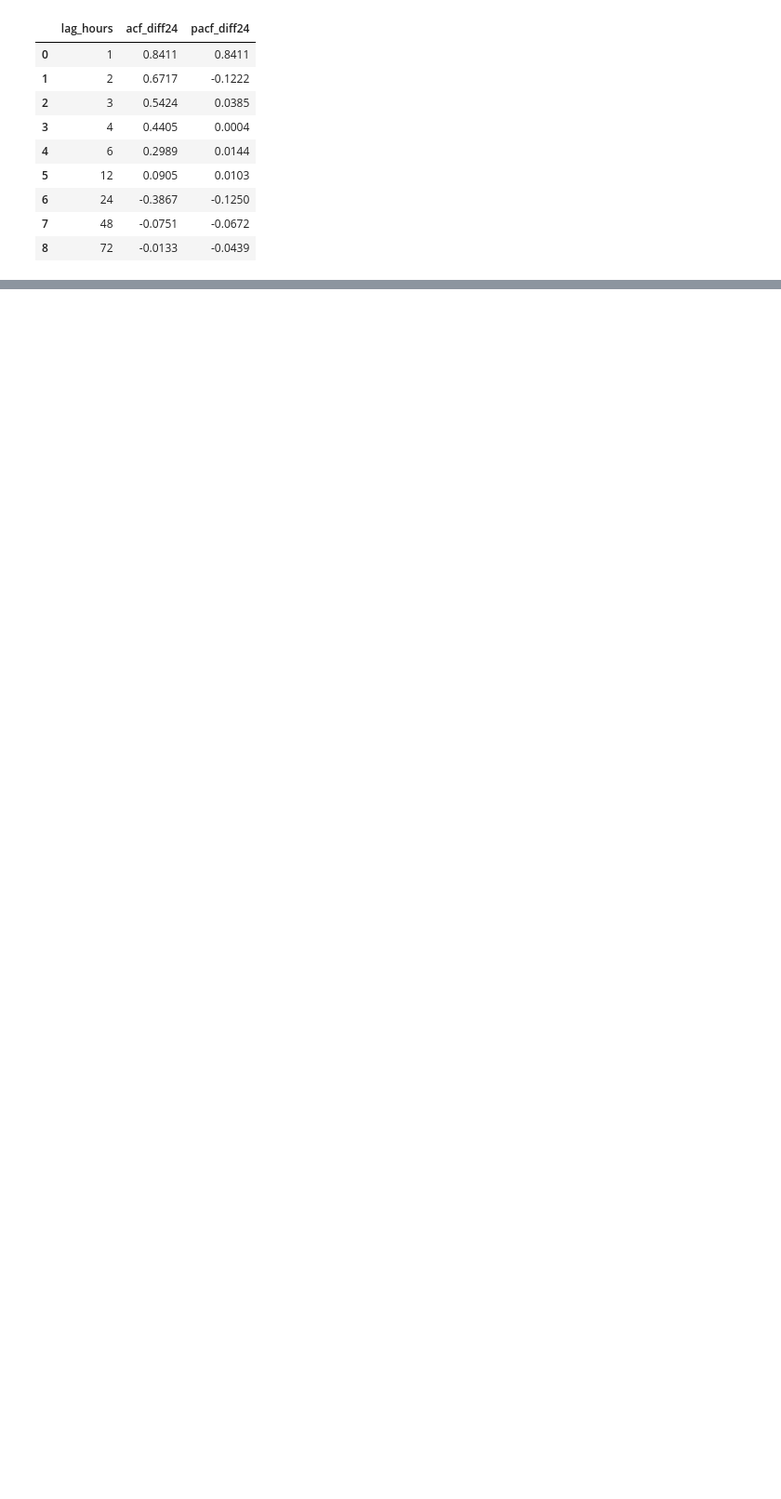
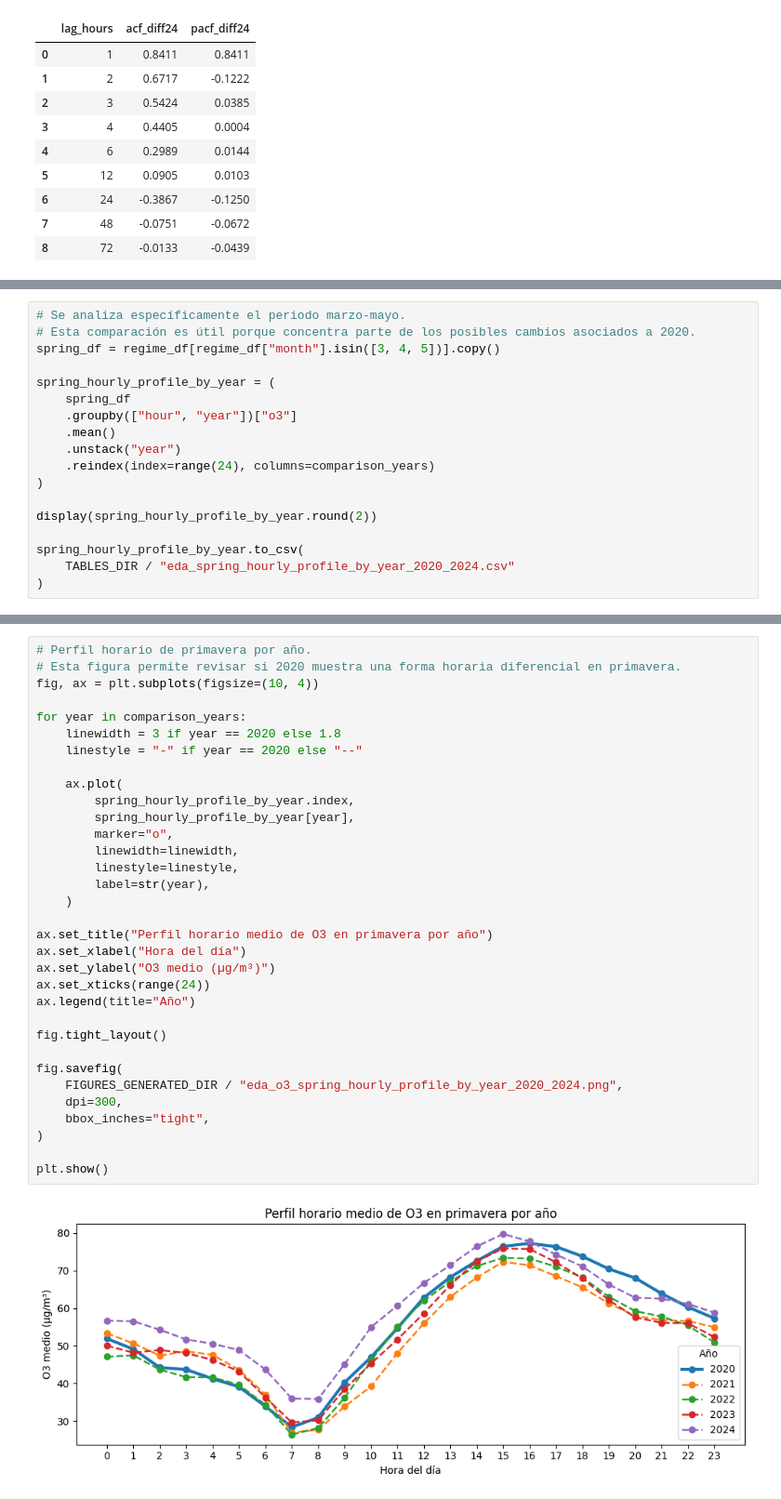
Before and after one commit to hipenation2142/trabajo, a Jupyter notebook: notebooks/01_eda_o3.ipynb, the cells around one changed output, grey strips where cells are left out. Shown at 93% size. Saved outputs shown, nothing was run; the diff lists cells and outputs as text; blank space fills up the shorter version.

```diff
--- a/notebooks/01_eda_o3.ipynb
+++ b/notebooks/01_eda_o3.ipynb
@@ -1925,0 +2165,18 @@ stationary_correlogram_summary.to_csv(
+# %%
+# Se analiza específicamente el periodo marzo-mayo.
+# Esta comparación es útil porque concentra parte de los posibles cambios asociados a 2020.
+spring_df = regime_df[regime_df["month"].isin([3, 4, 5])].copy()
+
+spring_hourly_profile_by_year = (
+    spring_df
+    .groupby(["hour", "year"])["o3"]
+    .mean()
+    .unstack("year")
+    .reindex(index=range(24), columns=comparison_years)
+)
+
+display(spring_hourly_profile_by_year.round(2))
+
+spring_hourly_profile_by_year.to_csv(
+    TABLES_DIR / "eda_spring_hourly_profile_by_year_2020_2024.csv"
+)
@@ -1925,0 +2202,35 @@ stationary_correlogram_summary.to_csv(
+# %%
+# Perfil horario de primavera por año.
+# Esta figura permite revisar si 2020 muestra una forma horaria diferencial en primavera.
+fig, ax = plt.subplots(figsize=(10, 4))
+
+for year in comparison_years:
+    linewidth = 3 if year == 2020 else 1.8
+    linestyle = "-" if year == 2020 else "--"
+
+    ax.plot(
+        spring_hourly_profile_by_year.index,
+        spring_hourly_profile_by_year[year],
+        marker="o",
+        linewidth=linewidth,
+        linestyle=linestyle,
+        label=str(year),
+    )
+
+ax.set_title("Perfil horario medio de O3 en primavera por año")
+ax.set_xlabel("Hora del día")
+ax.set_ylabel("O3 medio (µg/m³)")
+ax.set_xticks(range(24))
+ax.legend(title="Año")
+
+fig.tight_layout()
+
+fig.savefig(
+    FIGURES_GENERATED_DIR / "eda_o3_spring_hourly_profile_by_year_2020_2024.png",
+    dpi=300,
+    bbox_inches="tight",
+)
+
+plt.show()
+# %% [output]
+[figure, added]
```
Also changed, not shown: parts of 11 cells of this notebook, 9 other files.
